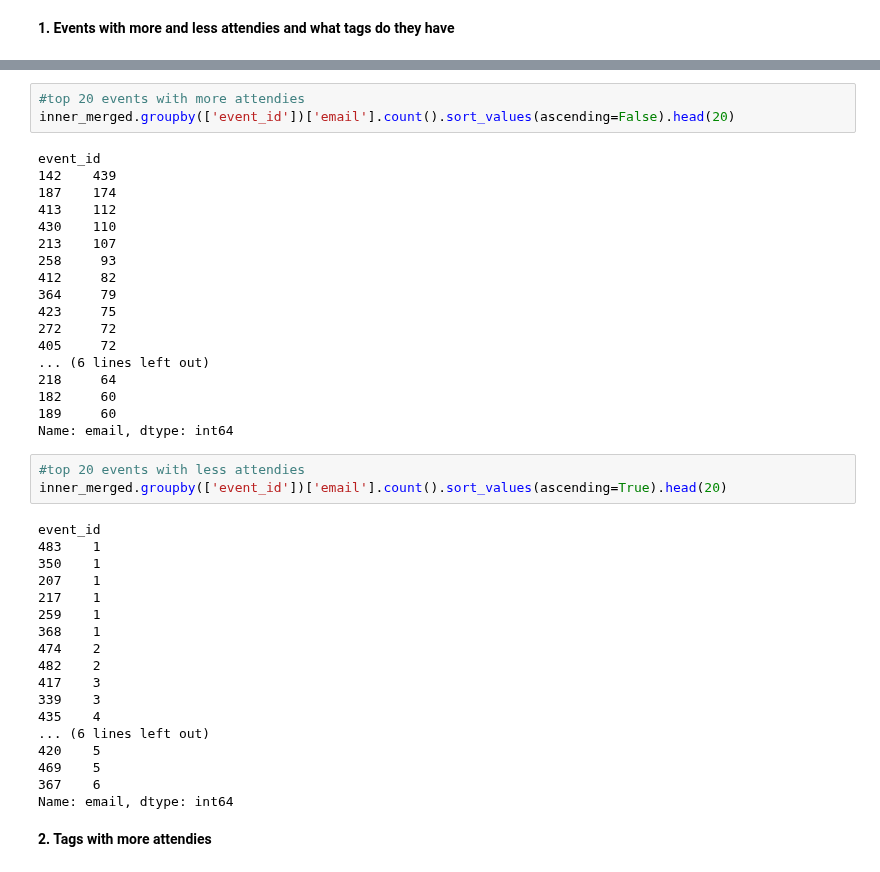
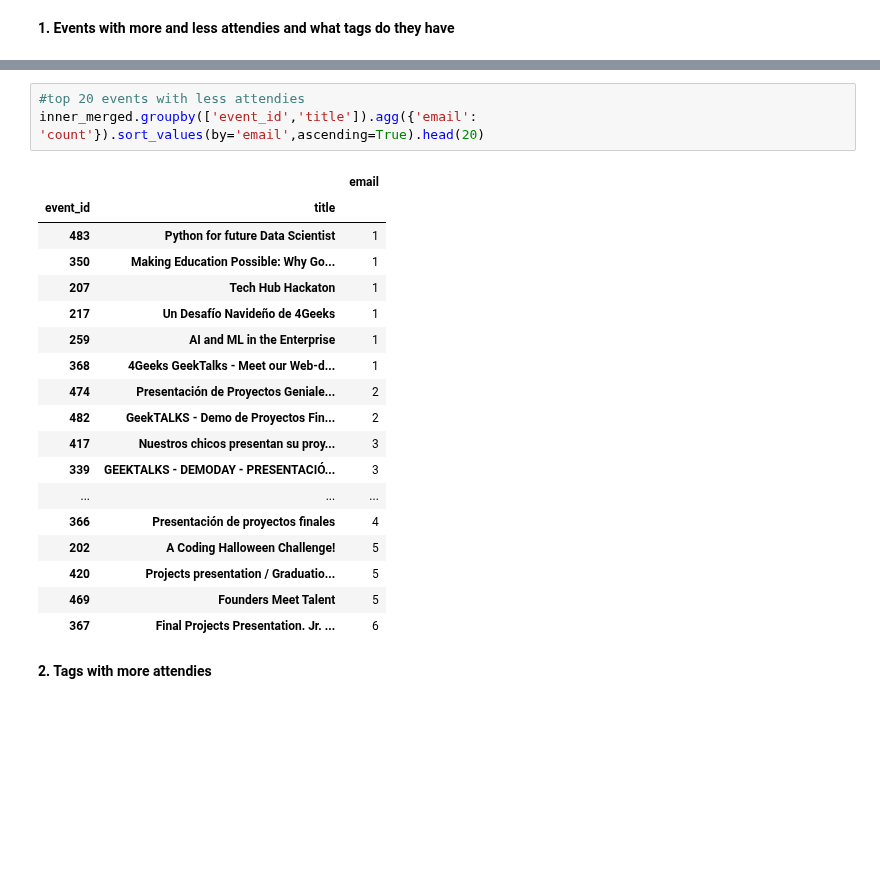
Before and after one commit to breatheco-de/dataflow-project-events, a Jupyter notebook: notebooks/exploratory_notebook.ipynb, the cells around one changed output, grey strips where cells are left out. Drawn from its saved outputs; the diff is of its cells as text; blank space fills up the shorter version.

```diff
--- a/notebooks/exploratory_notebook.ipynb
+++ b/notebooks/exploratory_notebook.ipynb
@@ -182,44 +200,24 @@ inner_merged.shape
 # %%
-#top 20 events with more attendies
-inner_merged.groupby(['event_id'])['email'].count().sort_values(ascending=False).head(20)
+#top 20 events with less attendies
+inner_merged.groupby(['event_id','title']).agg({'email': 'count'}).sort_values(by='email',ascending=True).head(20)
 # %% [output]
-event_id
-142    439
-187    174
-413    112
-430    110
-213    107
-258     93
-412     82
-364     79
-423     75
-272     72
-405     72
-... (6 lines left out)
-218     64
-182     60
-189     60
-Name: email, dtype: int64
+|  |  | email |
+| event_id | title |  |
+| 483 | Python for future Data Scientist | 1 |
+| 350 | Making Education Possible: Why Go... | 1 |
+| 207 | Tech Hub Hackaton | 1 |
+| 217 | Un Desafío Navideño de 4Geeks | 1 |
+| 259 | AI and ML in the Enterprise | 1 |
+| 368 | 4Geeks GeekTalks - Meet our Web-d... | 1 |
+| 474 | Presentación de Proyectos Geniale... | 2 |
+| 482 | GeekTALKS - Demo de Proyectos Fin... | 2 |
+| 417 | Nuestros chicos presentan su proy... | 3 |
+| 339 | GEEKTALKS - DEMODAY - PRESENTACIÓ... | 3 |
+| ... | ... | ... |
+| 366 | Presentación de proyectos finales | 4 |
+| 202 | A Coding Halloween Challenge! | 5 |
+| 420 | Projects presentation / Graduatio... | 5 |
+| 469 | Founders Meet Talent | 5 |
+| 367 | Final Projects Presentation. Jr. ... | 6 |
-# %%
-#top 20 events with less attendies
-inner_merged.groupby(['event_id'])['email'].count().sort_values(ascending=True).head(20)
-# %% [output]
-event_id
-483    1
-350    1
-207    1
-217    1
-259    1
-368    1
-474    2
-482    2
-417    3
-339    3
-435    4
-... (6 lines left out)
-420    5
-469    5
-367    6
-Name: email, dtype: int64
 # %% [markdown]
 **2. Tags with more attendies**
```
Also changed, not shown: parts of 14 cells of this notebook.
